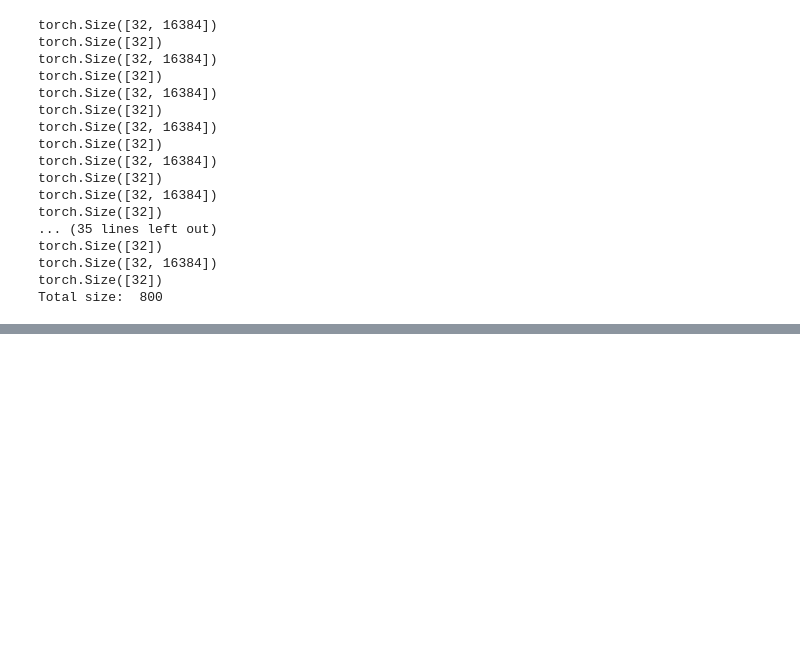
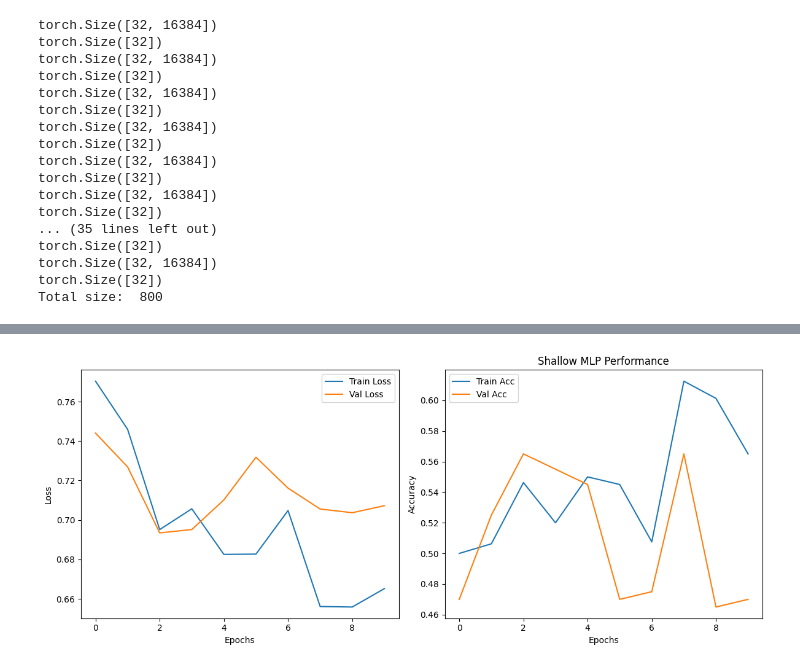
Before and after one commit to UnaiLalana/MLP-vs-CNN-Classification-Problem, a Jupyter notebook: notebooks/model_training_AI_detection.ipynb, the cells around one changed output, grey strips where cells are left out. Cells and saved outputs as stored; diff of their text form; code cells hidden in the pictures; blank space fills up the shorter version.

Commit message:
Implement code changes to enhance functionality and improve performance

```diff
--- a/notebooks/model_training_AI_detection.ipynb
+++ b/notebooks/model_training_AI_detection.ipynb
@@ -16,9 +16,9 @@ np.random.seed(42)
 # %%
 models = {
     'Shallow MLP': nn.Sequential(
-        nn.Linear(128*128, 64),
+        nn.Linear(128*128, 32),
         nn.ReLU(),
-        nn.Linear(64, 3)
+        nn.Linear(32, 3)
     ),
     'Deep MLP': nn.Sequential(
         nn.Linear(128*128, 256),
@@ -30,11 +30,11 @@ models = {
         nn.Linear(64, 3)
     ),
     'Shallow CNN': nn.Sequential(
-        nn.Conv2d(3, 32, kernel_size=3, stride=1, padding=1),
+        nn.Conv2d(3, 16, kernel_size=3, stride=1, padding=1),
         nn.ReLU(),
         nn.MaxPool2d(kernel_size=2, stride=2),
         nn.Flatten(),
-        nn.Linear(32*64*64, 3)
+        nn.Linear(16*64*64, 3)
     ),
     'Deep CNN': nn.Sequential(
         nn.Conv2d(3, 32, kernel_size=3, stride=1, padding=1),
@@ -160,7 +160,7 @@ def train_model(model, train_dl, val_dl, epochs=1000, lr=0.1):
     criterion = nn.CrossEntropyLoss()
     optimizer = torch.optim.Adam(model.parameters(), lr=lr)
 
-    device = torch.device("cpu")
+    device = torch.device("cuda" if torch.cuda.is_available() else "cpu")
     model.to(device)
 
     train_loss_history = []
@@ -208,5 +208,5 @@ def train_model(model, train_dl, val_dl, epochs=1000, lr=0.1):
 
     return train_loss_history, train_acc_history, val_loss_history, val_acc_history
 # %%
-train_loss_history, train_acc_history, val_loss_history, val_acc_history = train_model(models['Shallow MLP'], dl_train_MLP, dl_val_MLP, epochs=10, lr=0.001)
+train_loss_history, train_acc_history, val_loss_history, val_acc_history = train_model(models['Shallow MLP'], dl_train_MLP, dl_val_MLP, epochs=10, lr=0.0001)
 # %% [output]
@@ -223 +223,20 @@ Epoch 9, Train Loss: 0.5830, Train Acc: 0.6937, Val Loss: 0.7293, Val Acc: 0.580
+# %%
+plt.figure(figsize=(12, 5))
+plt.subplot(1, 2, 1)
+plt.plot(train_loss_history, label='Train Loss')
+plt.plot(val_loss_history, label='Val Loss')
+plt.xlabel('Epochs')
+plt.ylabel('Loss')
+plt.legend()
+plt.subplot(1, 2, 2)
+plt.plot(train_acc_history, label='Train Acc')
+plt.plot(val_acc_history, label='Val Acc')
+plt.xlabel('Epochs')
+plt.ylabel('Accuracy')
+plt.legend()
+plt.title('Shallow MLP Performance')
+plt.tight_layout()
+plt.show()
+# %% [output]
+[figure, added]
 # %%
```
Also changed, not shown: parts of 10 cells of this notebook, 1 other file.
